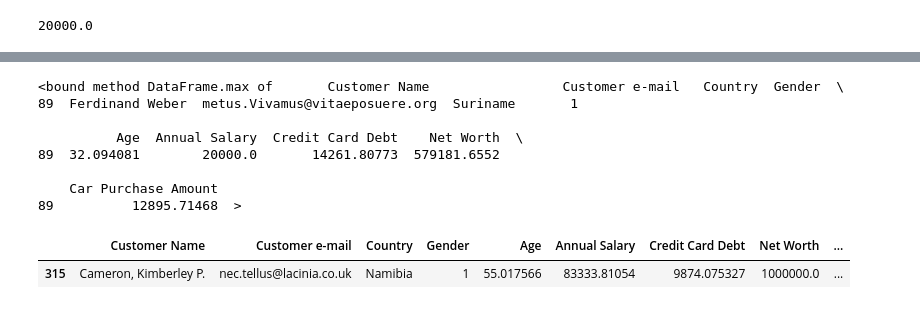
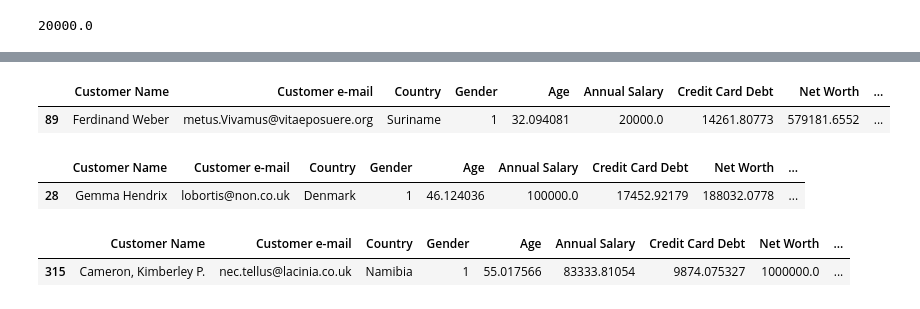
Before and after one commit to notfound404yhkim/streamlit-car-price, a Jupyter notebook: car_price.ipynb, the cells around one changed output, grey strips where cells are left out. Drawn from its saved outputs; the diff is of its cells as text; code cells hidden in the pictures.

```diff
--- a/car_price.ipynb
+++ b/car_price.ipynb
@@ -23,0 +47,5 @@ df['Annual Salary'].min()
+# %%
+df.loc[ df['Annual Salary'] == df['Annual Salary'].min() , ]
+# %% [output]
+|  | Customer Name | Customer e-mail | Country | Gender | Age | Annual Salary | Credit Card Debt | Net Worth | ... |
+| 89 | Ferdinand Weber | metus.Vivamus@vitaeposuere.org | Suriname | 1 | 32.094081 | 20000.0 | 14261.80773 | 579181.6552 | ... |
@@ -24,14 +54,8 @@ df['Annual Salary'].min()
 # %%
-df.loc [ df['Annual Salary'] == df['Annual Salary'].min() ,].max
+df.loc[ df['Annual Salary'] == df['Annual Salary'].max() , ]
 # %% [output]
-<bound method DataFrame.max of       Customer Name                 Customer e-mail   Country  Gender  \
-89  Ferdinand Weber  metus.Vivamus@vitaeposuere.org  Suriname       1
-
-          Age  Annual Salary  Credit Card Debt    Net Worth  \
-89  32.094081        20000.0       14261.80773  579181.6552
-
-    Car Purchase Amount
-89          12895.71468  >
+|  | Customer Name | Customer e-mail | Country | Gender | Age | Annual Salary | Credit Card Debt | Net Worth | ... |
+| 28 | Gemma Hendrix | lobortis@non.co.uk | Denmark | 1 | 46.124036 | 100000.0 | 17452.92179 | 188032.0778 | ... |
 # %%
 #자동차 구매 금액이 가장 적은 사람과 많은 사람
 # %%
```
Also changed, not shown: parts of 6 cells of this notebook, 5 other files.
